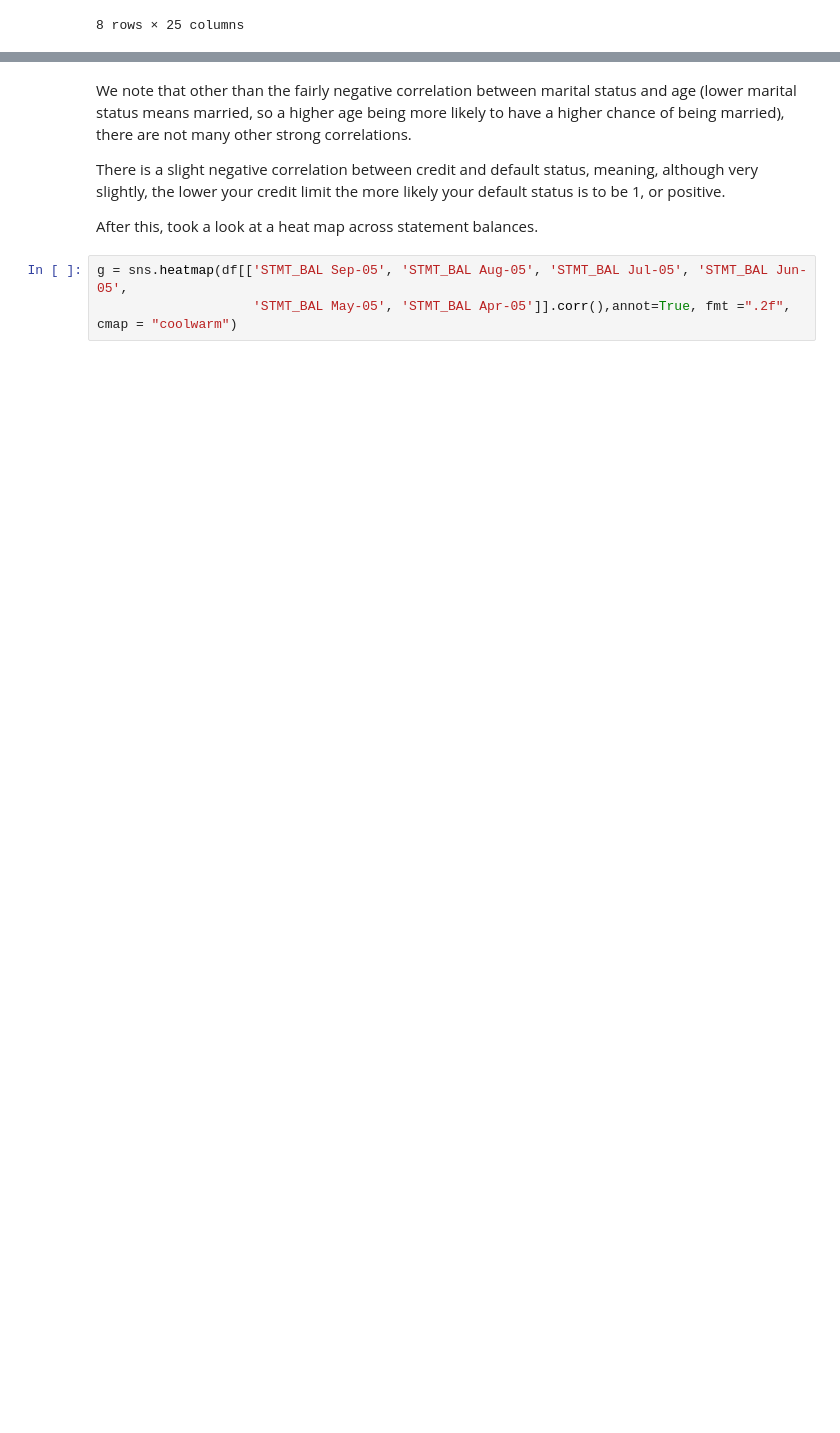
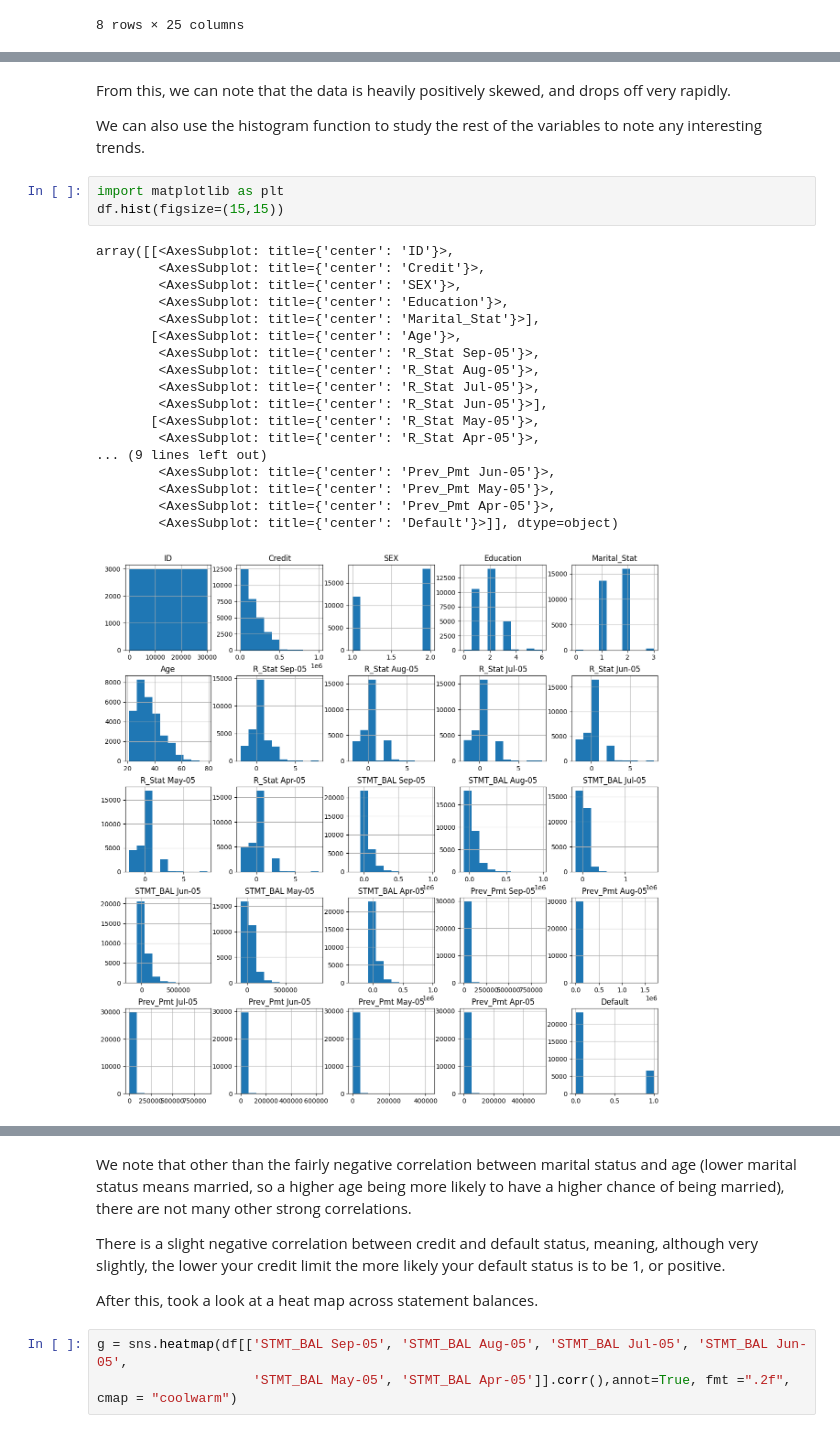
Before and after one commit to halle15/DATA-400_Final_Project, a Jupyter notebook: Final_Project.ipynb, the cells around one changed output, grey strips where cells are left out. Cells and saved outputs as stored; diff of their text form; blank space fills up the shorter version.

Commit message:
expanded data exploration and preprocessing

```diff
--- a/Final_Project.ipynb
+++ b/Final_Project.ipynb
@@ -195,0 +180,26 @@ We then continued with our target, along with credit limit, age, marital status,
+# %% [markdown]
+From this, we can note that the data is heavily positively skewed, and drops off very rapidly.
+
+We can also use the histogram function to study the rest of the variables to note any interesting trends.
+# %%
+import matplotlib as plt
+df.hist(figsize=(15,15))
+# %% [output]
+array([[<AxesSubplot: title={'center': 'ID'}>,
+        <AxesSubplot: title={'center': 'Credit'}>,
+        <AxesSubplot: title={'center': 'SEX'}>,
+        <AxesSubplot: title={'center': 'Education'}>,
+        <AxesSubplot: title={'center': 'Marital_Stat'}>],
+       [<AxesSubplot: title={'center': 'Age'}>,
+        <AxesSubplot: title={'center': 'R_Stat Sep-05'}>,
+        <AxesSubplot: title={'center': 'R_Stat Aug-05'}>,
+        <AxesSubplot: title={'center': 'R_Stat Jul-05'}>,
+        <AxesSubplot: title={'center': 'R_Stat Jun-05'}>],
+       [<AxesSubplot: title={'center': 'R_Stat May-05'}>,
+        <AxesSubplot: title={'center': 'R_Stat Apr-05'}>,
+... (9 lines left out)
+        <AxesSubplot: title={'center': 'Prev_Pmt Jun-05'}>,
+        <AxesSubplot: title={'center': 'Prev_Pmt May-05'}>,
+        <AxesSubplot: title={'center': 'Prev_Pmt Apr-05'}>,
+        <AxesSubplot: title={'center': 'Default'}>]], dtype=object)
+[figure, added]
```
Also changed, not shown: parts of 31 cells of this notebook.
